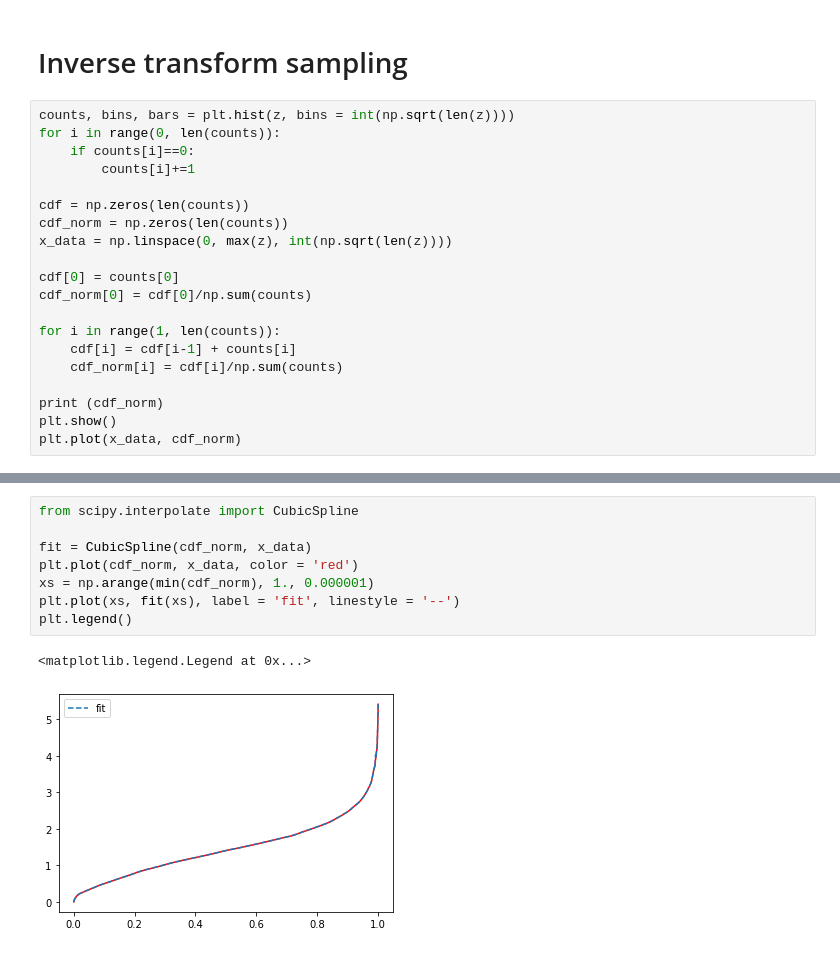
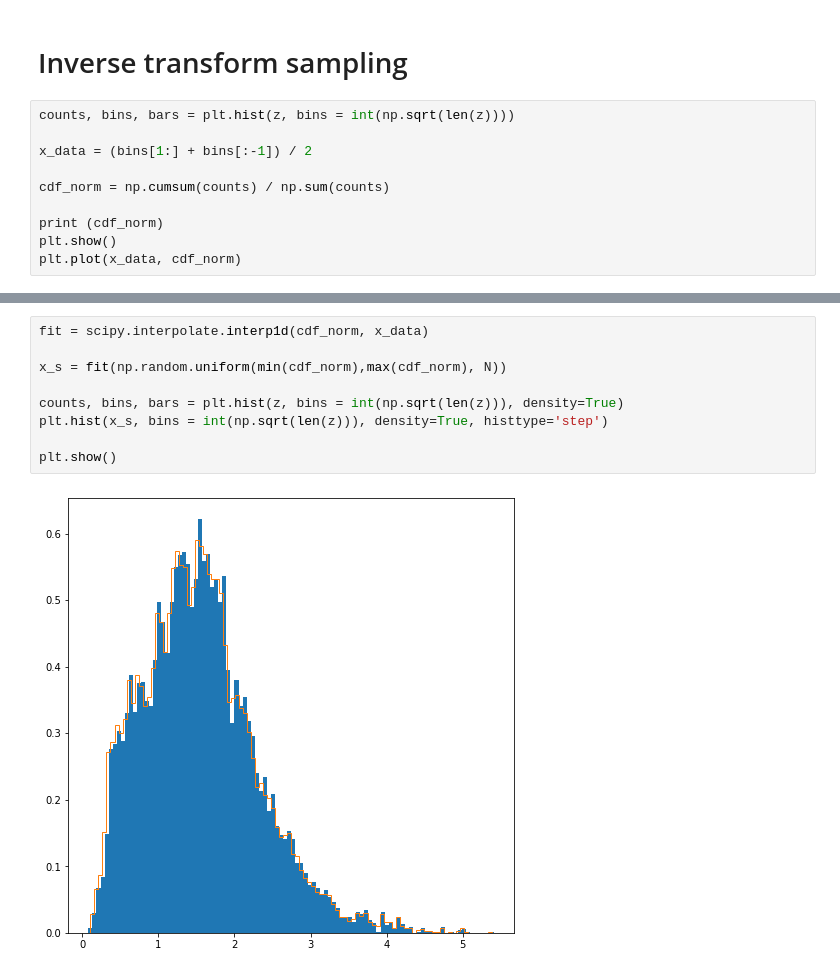
Before and after one commit to EdoSanto/astrostatistics_bicocca_2024, a Jupyter notebook: working/Cloning quasars.ipynb, the cells around one changed output, grey strips where cells are left out. Cells and saved outputs as stored; diff of their text form.

```diff
--- a/working/Cloning quasars.ipynb
+++ b/working/Cloning quasars.ipynb
@@ -37,20 +37,10 @@ plt.hist(goodpoints,bins = int(np.sqrt(len(goodpoints))), density = True, histty
 # Inverse transform sampling
 # %%
 counts, bins, bars = plt.hist(z, bins = int(np.sqrt(len(z))))
-for i in range(0, len(counts)):
-    if counts[i]==0:
-        counts[i]+=1
 
-cdf = np.zeros(len(counts))
-cdf_norm = np.zeros(len(counts))
-x_data = np.linspace(0, max(z), int(np.sqrt(len(z))))
+x_data = (bins[1:] + bins[:-1]) / 2
 
-cdf[0] = counts[0]
-cdf_norm[0] = cdf[0]/np.sum(counts)
-
-for i in range(1, len(counts)):
-    cdf[i] = cdf[i-1] + counts[i]
-    cdf_norm[i] = cdf[i]/np.sum(counts)
+cdf_norm = np.cumsum(counts) / np.sum(counts)
 
 print (cdf_norm)
 plt.show()
@@ -84,11 +72,11 @@ plt.show()
 # %%
-from scipy.interpolate import CubicSpline
+fit = scipy.interpolate.interp1d(cdf_norm, x_data)
 
-fit = CubicSpline(cdf_norm, x_data)
-plt.plot(cdf_norm, x_data, color = 'red')
-xs = np.arange(min(cdf_norm), 1., 0.000001)
-plt.plot(xs, fit(xs), label = 'fit', linestyle = '--')
-plt.legend()
+x_s = fit(np.random.uniform(min(cdf_norm),max(cdf_norm), N))
+
+counts, bins, bars = plt.hist(z, bins = int(np.sqrt(len(z))), density=True)
+plt.hist(x_s, bins = int(np.sqrt(len(z))), density=True, histtype='step')
+
+plt.show()
 # %% [output]
-<matplotlib.legend.Legend at 0x...>
-[figure, old version]
+[figure, new version]
```
Also changed, not shown: parts of 5 cells of this notebook, 4 other files.
